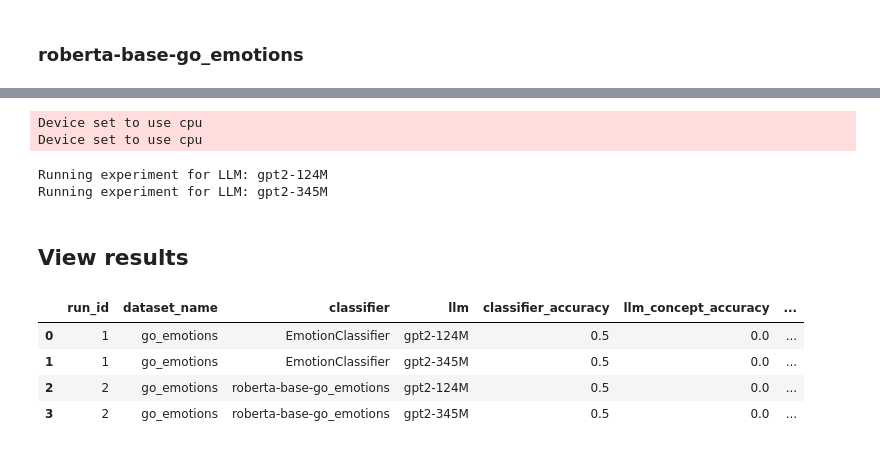
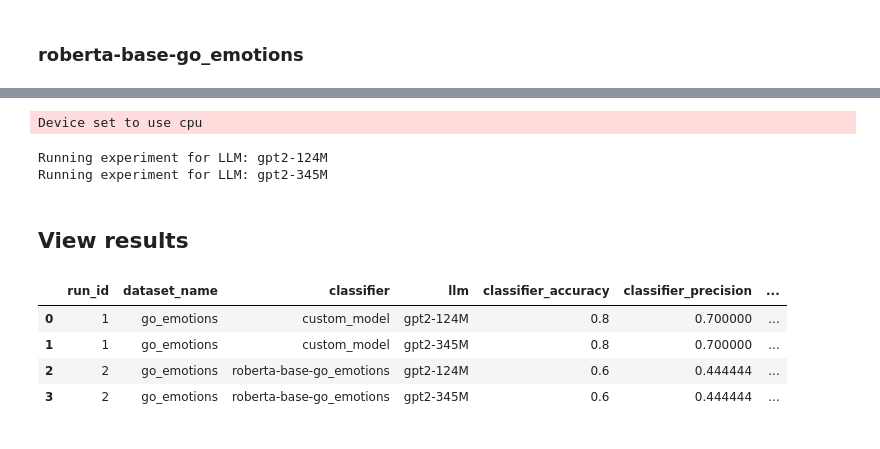
Before and after one commit to Iwaniukooo11/llm-workshop, a Jupyter notebook: intermediate/main.ipynb, the cells around one changed output, grey strips where cells are left out. Drawn from its saved outputs; the diff is of its cells as text; code cells hidden in the pictures.

```diff
--- a/intermediate/main.ipynb
+++ b/intermediate/main.ipynb
@@ -86,7 +130,7 @@ data_statistics = pd.DataFrame()
 # %% [markdown]
 ### EmotionClassifier
 # %%
-classifier = EmotionClassifier(device='cpu')
+custom_classifier = EmotionClassifier(device='cpu')
 # %%
 model_statistics_tmp, prediction_statistics_tmp, data_statistics_tmp = experiment.run(
     x_train=x_train,
@@ -99,15 +143,12 @@ model_statistics_tmp, prediction_statistics_tmp, data_statistics_tmp = experimen
     concept=concept,
     concept_keywords=concept_keywords,
 
-    classifier_name="EmotionClassifier",
-    classifier=classifier,
+    classifier_name="custom_model",
+    classifier=custom_classifier,
     train_classifier=True,
     classifier_train_arguments = {"epochs": 2, "batch_size": 2},
 
-    llm_models={
-        "gpt2-124M": LLM("gpt2", max_length=5, temperature=1.0),
-        "gpt2-345M": LLM("gpt2-medium", max_length=5, temperature=1.0)
-    },
+    llm_models=llm_models,
 
     prompt_header_llm_concept    = "In 2 words guess, what task is the model doing:\n",
     prompt_content_llm_concept   = "{x_test} -> {y_test}\n",
@@ -155,3 +186,5 @@ Device set to use cpu
+# %%
+HGF = HuggingFaceModel(model_name="SamLowe/roberta-base-go_emotions")
 # %%
 model_statistics_tmp, prediction_statistics_tmp, data_statistics_tmp = experiment.run(
     x_train=x_train,
@@ -165,14 +198,11 @@ model_statistics_tmp, prediction_statistics_tmp, data_statistics_tmp = experimen
     concept_keywords=concept_keywords,
 
     classifier_name="roberta-base-go_emotions",
-    classifier=classifier,
+    classifier=HGF,
     train_classifier=False,
     classifier_train_arguments = {},
 
-    llm_models={
-        "gpt2-124M": LLM("gpt2", max_length=5, temperature=1.0),
-        "gpt2-345M": LLM("gpt2-medium", max_length=5, temperature=1.0)
-    },
+    llm_models=llm_models,
 
     prompt_header_llm_concept    = "In 2 words guess, what task is the model doing:\n",
     prompt_content_llm_concept   = "{x_test} -> {y_test}\n",
@@ -186,7 +216,6 @@ model_statistics_tmp, prediction_statistics_tmp, data_statistics_tmp = experimen
 )
 # %% [output]
 Device set to use cpu
-Device set to use cpu
 Running experiment for LLM: gpt2-124M
 Running experiment for LLM: gpt2-345M
 # %%
@@ -196,11 +225,11 @@ data_statistics = pd.concat([data_statistics, data_statistics_tmp], ignore_index
 # %% [markdown]
 ## View results
 # %%
-model_statistics
+model_statistics.head()
 # %% [output]
-|  | run_id | dataset_name | classifier | llm | classifier_accuracy | llm_concept_accuracy | ... |
-| 0 | 1 | go_emotions | EmotionClassifier | gpt2-124M | 0.5 | 0.0 | ... |
-| 1 | 1 | go_emotions | EmotionClassifier | gpt2-345M | 0.5 | 0.0 | ... |
-| 2 | 2 | go_emotions | roberta-base-go_emotions | gpt2-124M | 0.5 | 0.0 | ... |
-| 3 | 2 | go_emotions | roberta-base-go_emotions | gpt2-345M | 0.5 | 0.0 | ... |
+|  | run_id | dataset_name | classifier | llm | classifier_accuracy | classifier_precision | ... |
+| 0 | 1 | go_emotions | custom_model | gpt2-124M | 0.8 | 0.700000 | ... |
+| 1 | 1 | go_emotions | custom_model | gpt2-345M | 0.8 | 0.700000 | ... |
+| 2 | 2 | go_emotions | roberta-base-go_emotions | gpt2-124M | 0.6 | 0.444444 | ... |
+| 3 | 2 | go_emotions | roberta-base-go_emotions | gpt2-345M | 0.6 | 0.444444 | ... |
 # %%
```
Also changed, not shown: parts of 13 cells of this notebook, 4 other files.
